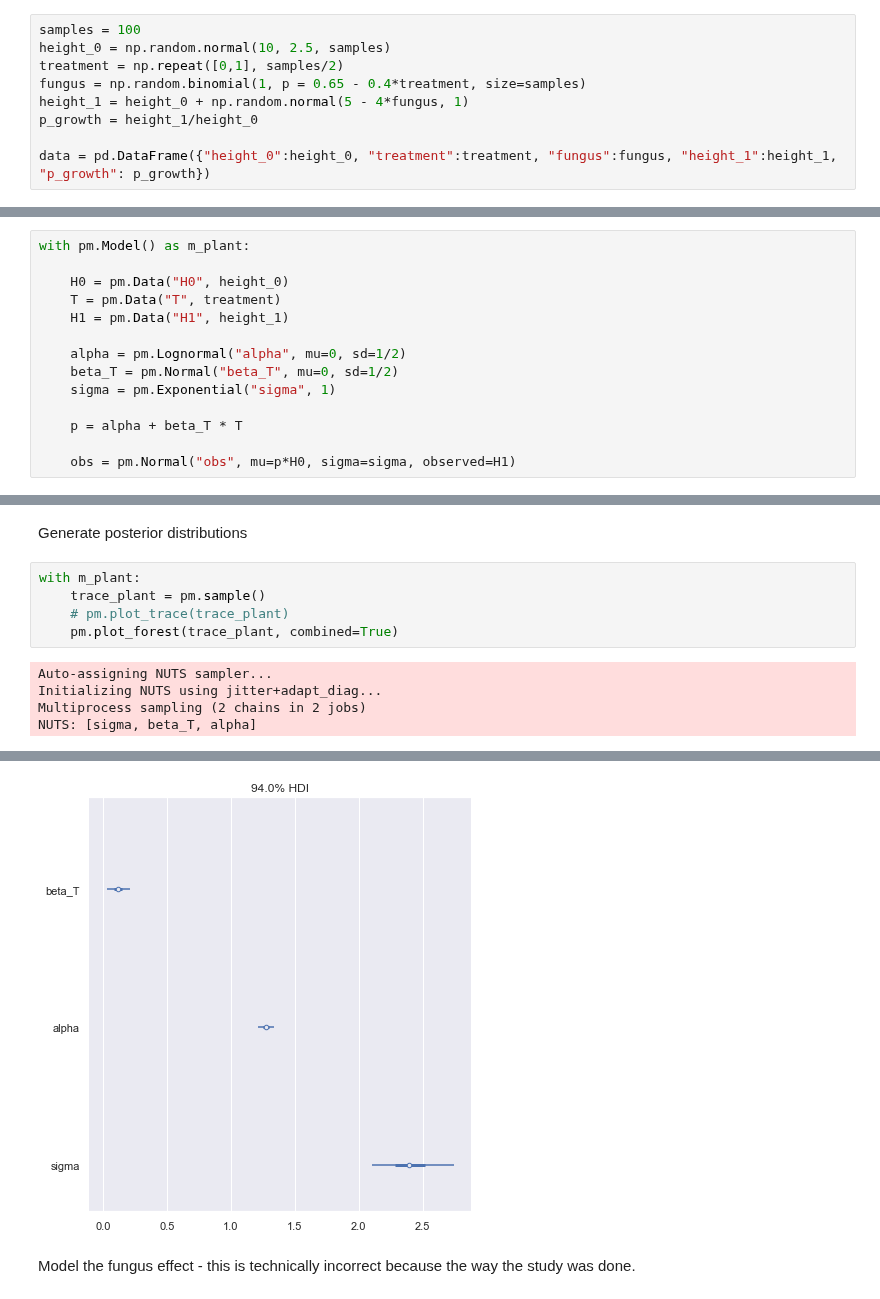
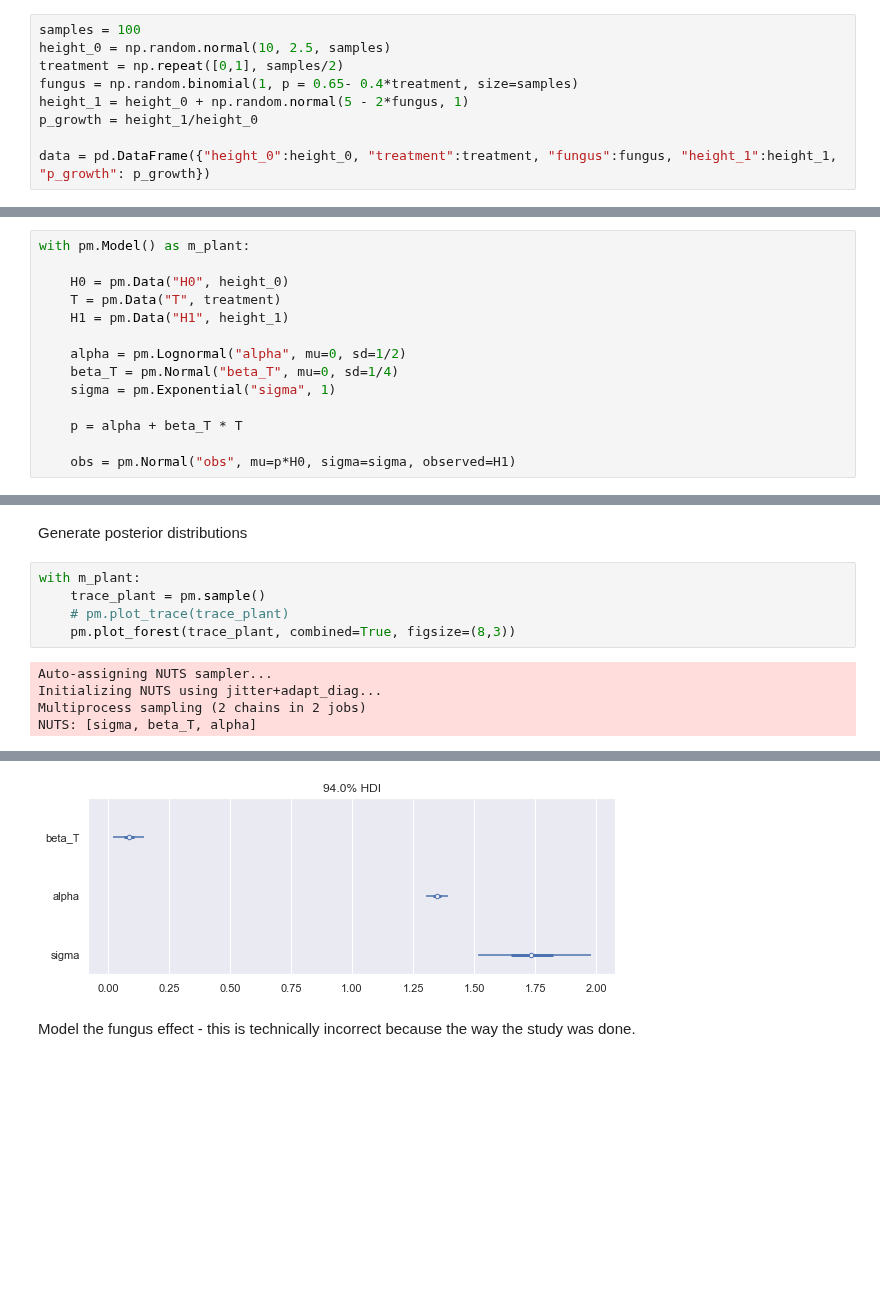
Before and after one commit to btbyrnes/statistical_rethinking, a Jupyter notebook: Chapter 06 Post Treatment Bias.ipynb, the cells around one changed output, grey strips where cells are left out. Drawn from its saved outputs; the diff is of its cells as text; blank space fills up the shorter version.

```diff
--- a/Chapter 06 Post Treatment Bias.ipynb
+++ b/Chapter 06 Post Treatment Bias.ipynb
@@ -13,8 +13,8 @@ Generate Data
 samples = 100
 height_0 = np.random.normal(10, 2.5, samples)
 treatment = np.repeat([0,1], samples/2)
-fungus = np.random.binomial(1, p = 0.65 - 0.4*treatment, size=samples)
-height_1 = height_0 + np.random.normal(5 - 4*fungus, 1)
+fungus = np.random.binomial(1, p = 0.65- 0.4*treatment, size=samples)
+height_1 = height_0 + np.random.normal(5 - 2*fungus, 1)
 p_growth = height_1/height_0
 
 data = pd.DataFrame({"height_0":height_0, "treatment":treatment, "fungus":fungus, "height_1":height_1, "p_growth": p_growth})
@@ -50,7 +54,7 @@ with pm.Model() as m_plant:
     H1 = pm.Data("H1", height_1)
 
     alpha = pm.Lognormal("alpha", mu=0, sd=1/2)
-    beta_T = pm.Normal("beta_T", mu=0, sd=1/2)
+    beta_T = pm.Normal("beta_T", mu=0, sd=1/4)
     sigma = pm.Exponential("sigma", 1)
 
     p = alpha + beta_T * T
@@ -75,7 +79,7 @@ Generate posterior distributions
 with m_plant:
     trace_plant = pm.sample()
     # pm.plot_trace(trace_plant)
-    pm.plot_forest(trace_plant, combined=True)
+    pm.plot_forest(trace_plant, combined=True, figsize=(8,3))
 # %% [output]
 Auto-assigning NUTS sampler...
 Initializing NUTS using jitter+adapt_diag...
@@ -86,4 +91,4 @@ Sampling 2 chains for 1_000 tune and 1_000 draw iterations (2_000 + 2_000 draws
-[figure, old version]
+[figure, new version]
 # %% [markdown]
 Model the fungus effect - this is technically incorrect because the way the study was done.
 # %%
```
Also changed, not shown: parts of 6 cells of this notebook.
